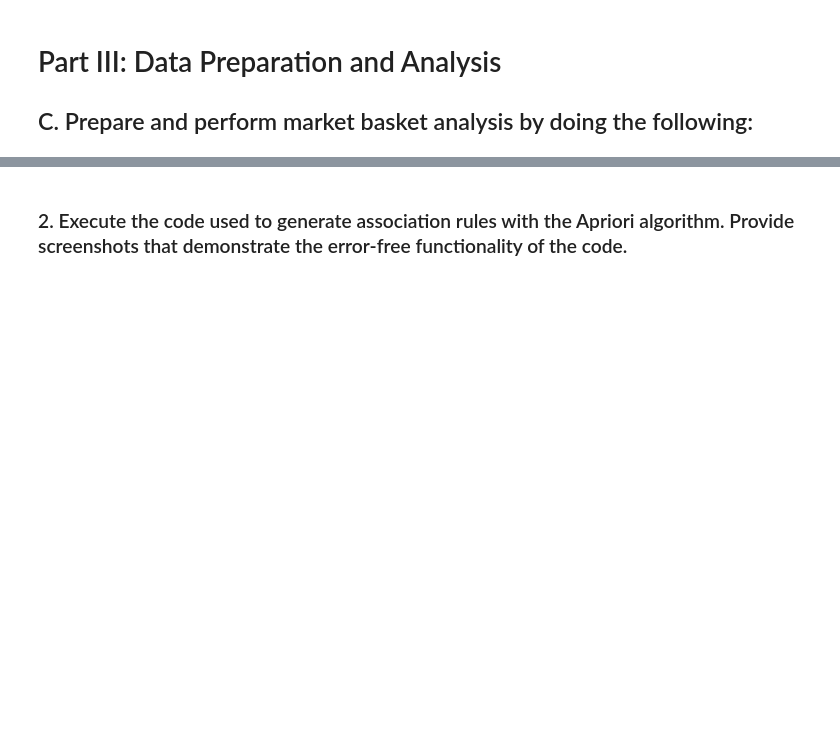
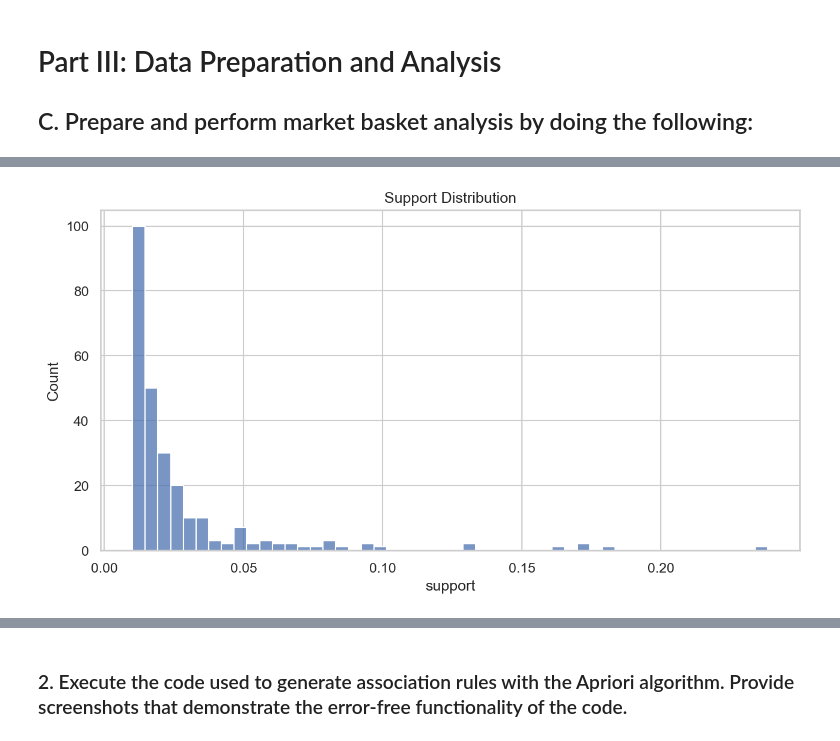
Before and after one commit to chrispaynes/OSDSC-Portfolio, a Jupyter notebook: data_mining_ii_nb/03. ASSOCIATION RULES AND LIFT ANALYSIS/market_basket.ipynb, the cells around one changed output, grey strips where cells are left out. Saved outputs shown, nothing was run; the diff lists cells and outputs as text; code cells hidden in the pictures; blank space fills up the shorter version.

```diff
--- a/data_mining_ii_nb/03. ASSOCIATION RULES AND LIFT ANALYSIS/market_basket.ipynb
+++ b/data_mining_ii_nb/03. ASSOCIATION RULES AND LIFT ANALYSIS/market_basket.ipynb
@@ -694,0 +496,5 @@ One assumption about market basket analysis is that the analysis requires that t
+# %%
+ax = plt.subplots(figsize=(10,5))
+_ = sns.histplot(data=frequent_itemsets, x="support").set(title="Support Distribution")
+# %% [output]
+[figure, added]
```
Also changed, not shown: parts of 29 cells of this notebook.
